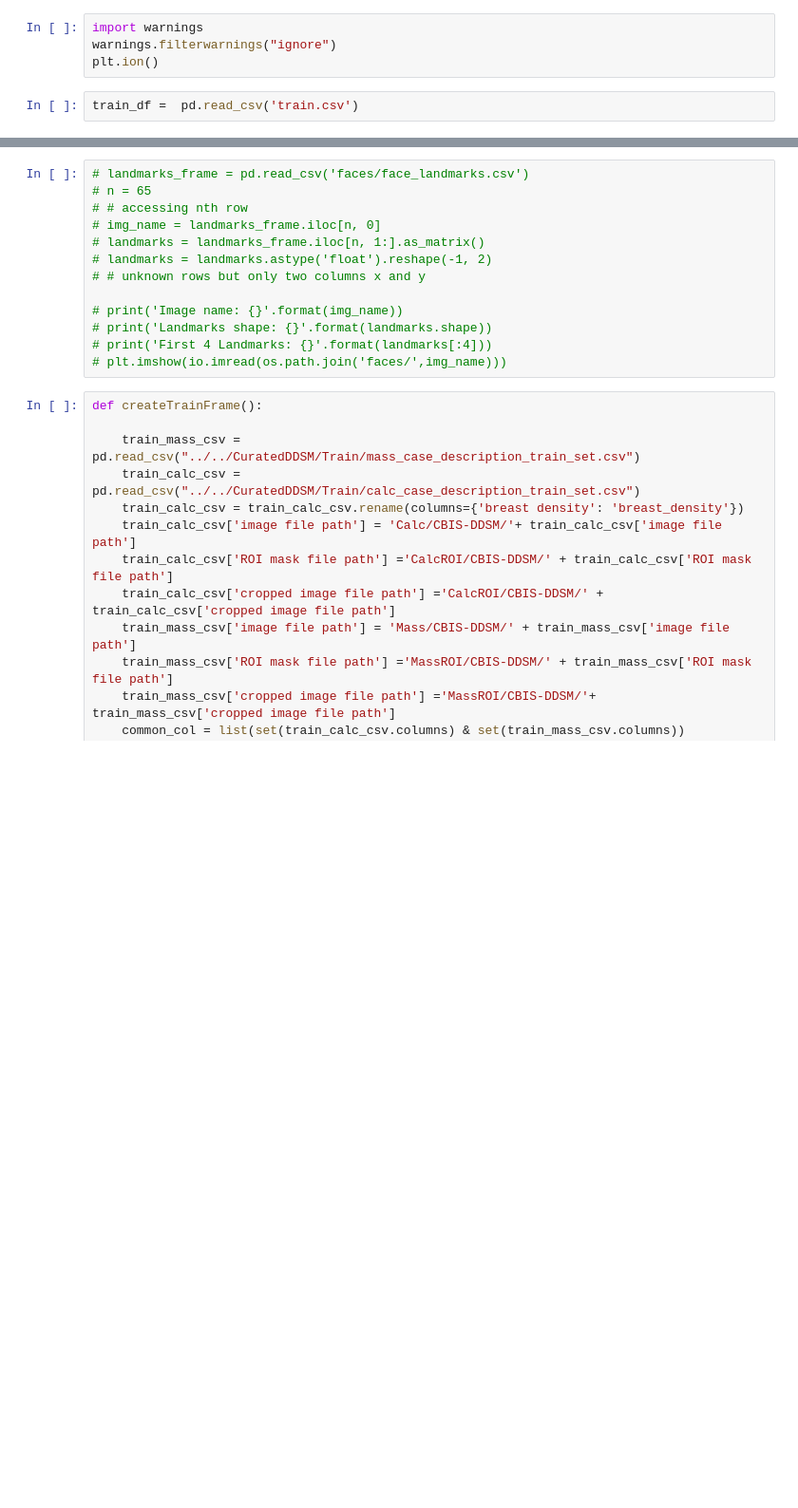
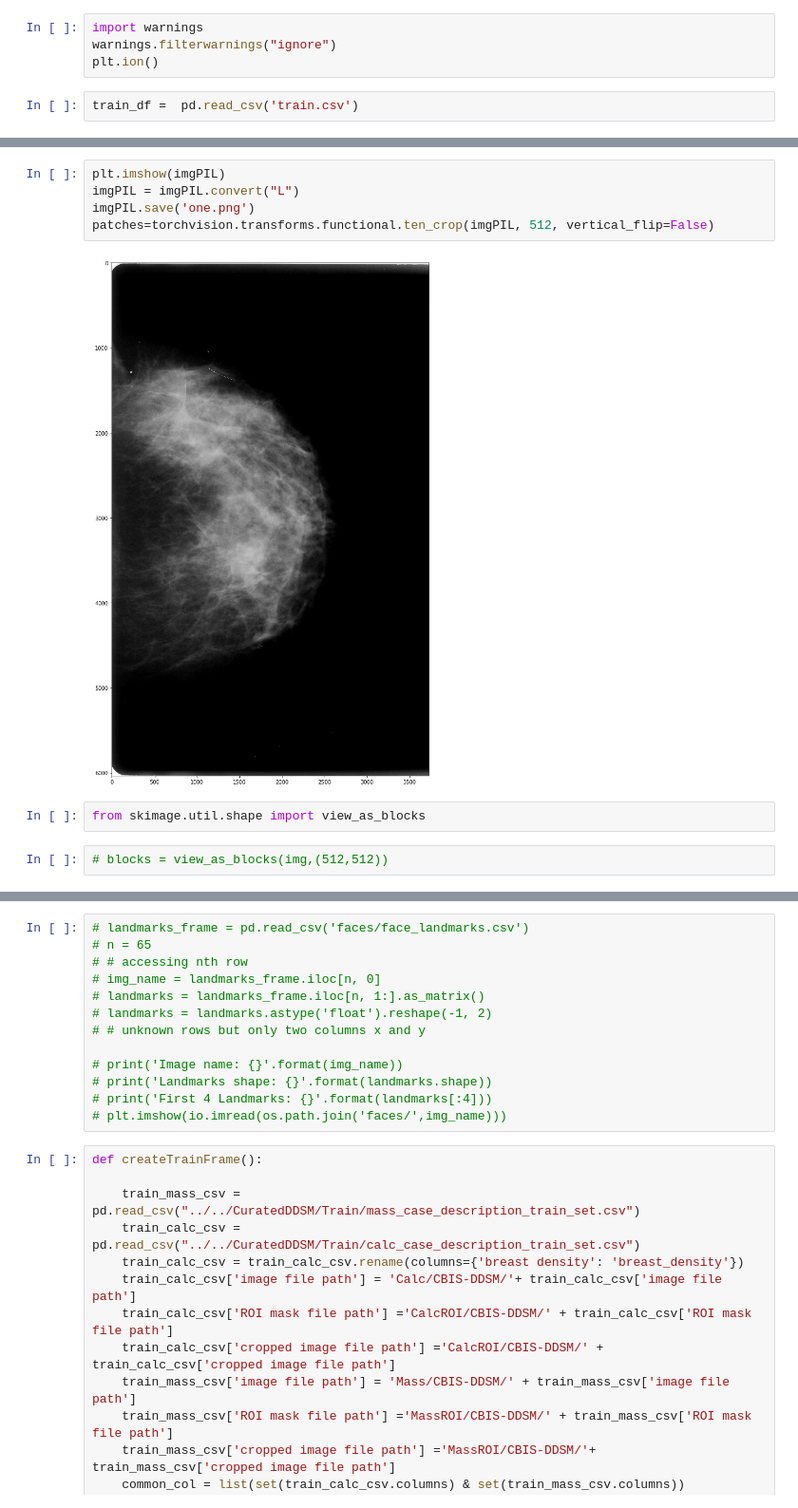
Before and after one commit to erh94/DetectionofBreastCancerUsingDL, a Jupyter notebook: MIL/preprocess-Copy1.ipynb, the cells around one changed output, grey strips where cells are left out. Shown at 95% size. Saved outputs shown, nothing was run; the diff lists cells and outputs as text; blank space fills up the shorter version.

Commit message:
patches and respective labels generated

```diff
--- a/MIL/preprocess-Copy1.ipynb
+++ b/MIL/preprocess-Copy1.ipynb
@@ -21,0 +174,11 @@ train_df =  pd.read_csv('train.csv')
+# %%
+plt.imshow(imgPIL)
+imgPIL = imgPIL.convert("L")
+imgPIL.save('one.png')
+patches=torchvision.transforms.functional.ten_crop(imgPIL, 512, vertical_flip=False)
+# %% [output]
+[figure, added]
+# %%
+from skimage.util.shape import view_as_blocks
+# %%
+# blocks = view_as_blocks(img,(512,512))
```
Also changed, not shown: parts of 23 cells of this notebook, 3 other files.
